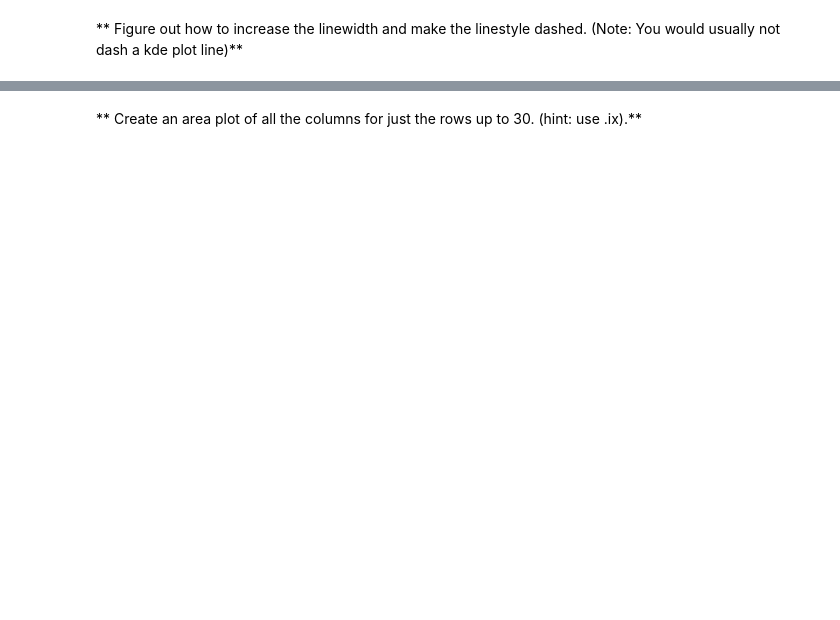
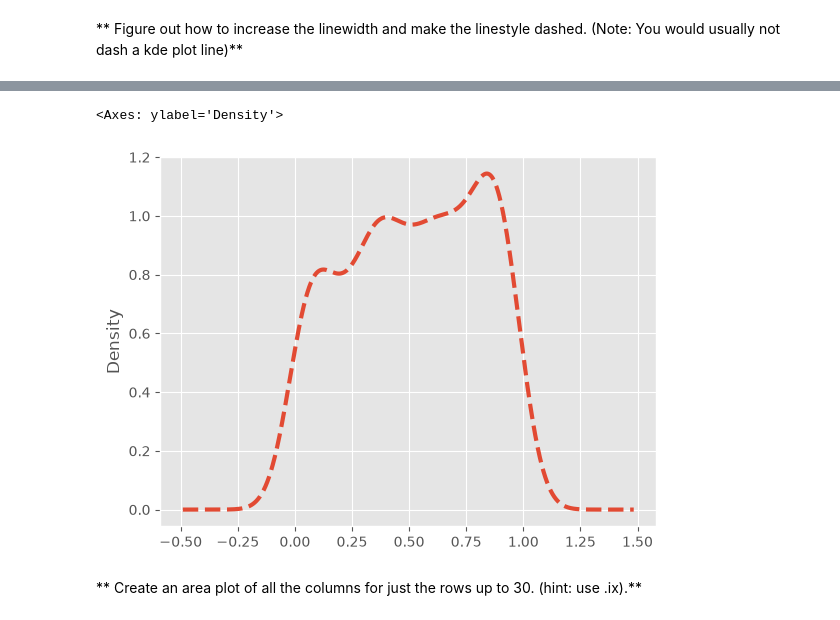
Before and after one commit to CyberWol-12/Machine_Learning_with_Python, a Jupyter notebook: machile_learning_basic to advance/Refactored_Py_DS_ML_Bootcamp-master/07-Pandas-Built-in-Data-Viz/02-Pandas Data Visualization Exercise.ipynb, the cells around one changed output, grey strips where cells are left out. Drawn from its saved outputs; the diff is of its cells as text; code cells hidden in the pictures; blank space fills up the shorter version.

```diff
--- a/machile_learning_basic to advance/Refactored_Py_DS_ML_Bootcamp-master/07-Pandas-Built-in-Data-Viz/02-Pandas Data Visualization Exercise.ipynb
+++ b/machile_learning_basic to advance/Refactored_Py_DS_ML_Bootcamp-master/07-Pandas-Built-in-Data-Viz/02-Pandas Data Visualization Exercise.ipynb
@@ -78,2 +76,7 @@ df3['a'].plot.hist(alpha = 0.3,bins = 25)
+# %%
+df3['d'].plot.kde(ls = '--',lw = 3)
+# %% [output]
+<Axes: ylabel='Density'>
+[figure, added]
 # %% [markdown]
 ** Create an area plot of all the columns for just the rows up to 30. (hint: use .ix).**
```
Also changed, not shown: parts of 9 cells of this notebook.
